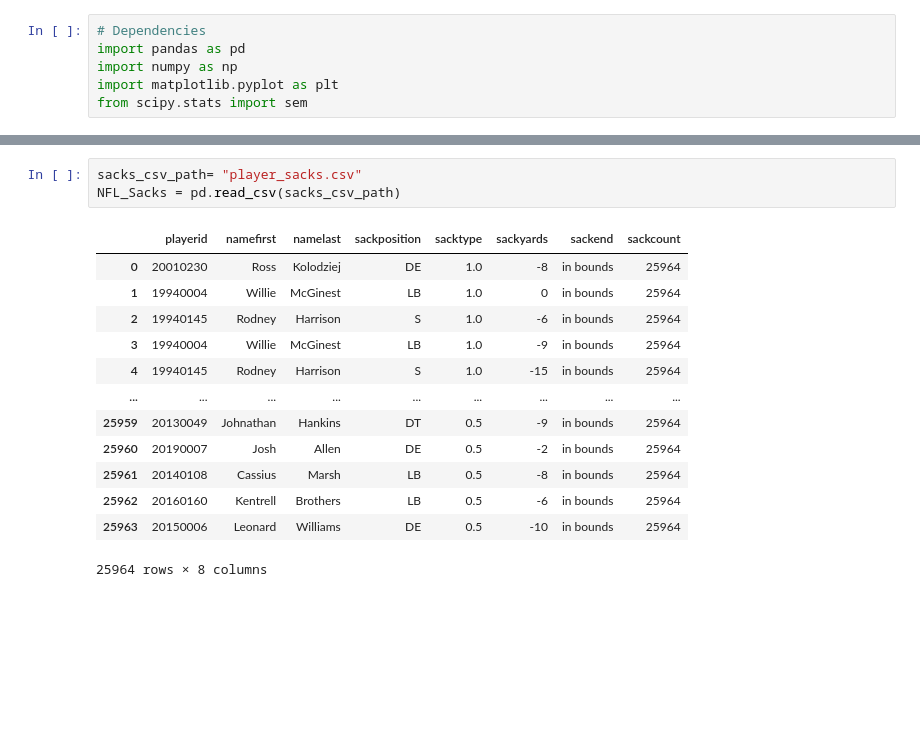
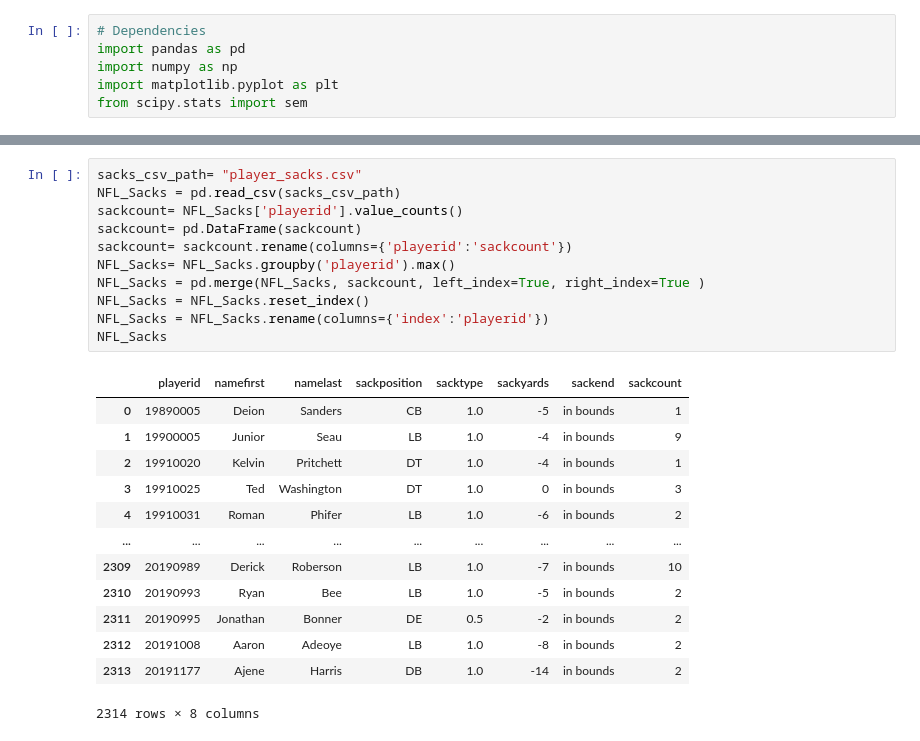
Before and after one commit to grahamendean/ETL-Project, a Jupyter notebook: Code/NFL_Analysis.ipynb, the cells around one changed output, grey strips where cells are left out. Saved outputs shown, nothing was run; the diff lists cells and outputs as text; blank space fills up the shorter version.

```diff
--- a/Code/NFL_Analysis.ipynb
+++ b/Code/NFL_Analysis.ipynb
@@ -82,18 +74,26 @@ NFL_Total_Inttd
-# %%
-sacks_csv_path= "player_sacks.csv"
-NFL_Sacks = pd.read_csv(sacks_csv_path)
-# %% [output]
-|  | playerid | namefirst | namelast | sackposition | sacktype | sackyards | sackend | sackcount |
-| 0 | 20010230 | Ross | Kolodziej | DE | 1.0 | -8 | in bounds | 25964 |
-| 1 | 19940004 | Willie | McGinest | LB | 1.0 | 0 | in bounds | 25964 |
-| 2 | 19940145 | Rodney | Harrison | S | 1.0 | -6 | in bounds | 25964 |
-| 3 | 19940004 | Willie | McGinest | LB | 1.0 | -9 | in bounds | 25964 |
-| 4 | 19940145 | Rodney | Harrison | S | 1.0 | -15 | in bounds | 25964 |
-| ... | ... | ... | ... | ... | ... | ... | ... | ... |
-| 25959 | 20130049 | Johnathan | Hankins | DT | 0.5 | -9 | in bounds | 25964 |
-| 25960 | 20190007 | Josh | Allen | DE | 0.5 | -2 | in bounds | 25964 |
-| 25961 | 20140108 | Cassius | Marsh | LB | 0.5 | -8 | in bounds | 25964 |
-| 25962 | 20160160 | Kentrell | Brothers | LB | 0.5 | -6 | in bounds | 25964 |
-| 25963 | 20150006 | Leonard | Williams | DE | 0.5 | -10 | in bounds | 25964 |
-25964 rows × 8 columns
+# %%
+sacks_csv_path= "player_sacks.csv"
+NFL_Sacks = pd.read_csv(sacks_csv_path)
+sackcount= NFL_Sacks['playerid'].value_counts()
+sackcount= pd.DataFrame(sackcount)
+sackcount= sackcount.rename(columns={'playerid':'sackcount'})
+NFL_Sacks= NFL_Sacks.groupby('playerid').max()
+NFL_Sacks = pd.merge(NFL_Sacks, sackcount, left_index=True, right_index=True )
+NFL_Sacks = NFL_Sacks.reset_index()
+NFL_Sacks = NFL_Sacks.rename(columns={'index':'playerid'})
+NFL_Sacks
+# %% [output]
+|  | playerid | namefirst | namelast | sackposition | sacktype | sackyards | sackend | sackcount |
+| 0 | 19890005 | Deion | Sanders | CB | 1.0 | -5 | in bounds | 1 |
+| 1 | 19900005 | Junior | Seau | LB | 1.0 | -4 | in bounds | 9 |
+| 2 | 19910020 | Kelvin | Pritchett | DT | 1.0 | -4 | in bounds | 1 |
+| 3 | 19910025 | Ted | Washington | DT | 1.0 | 0 | in bounds | 3 |
+| 4 | 19910031 | Roman | Phifer | LB | 1.0 | -6 | in bounds | 2 |
+| ... | ... | ... | ... | ... | ... | ... | ... | ... |
+| 2309 | 20190989 | Derick | Roberson | LB | 1.0 | -7 | in bounds | 10 |
+| 2310 | 20190993 | Ryan | Bee | LB | 1.0 | -5 | in bounds | 2 |
+| 2311 | 20190995 | Jonathan | Bonner | DE | 0.5 | -2 | in bounds | 2 |
+| 2312 | 20191008 | Aaron | Adeoye | LB | 1.0 | -8 | in bounds | 2 |
+| 2313 | 20191177 | Ajene | Harris | DB | 1.0 | -14 | in bounds | 2 |
+2314 rows × 8 columns
 # %%
```
Also changed, not shown: parts of 7 cells of this notebook.
